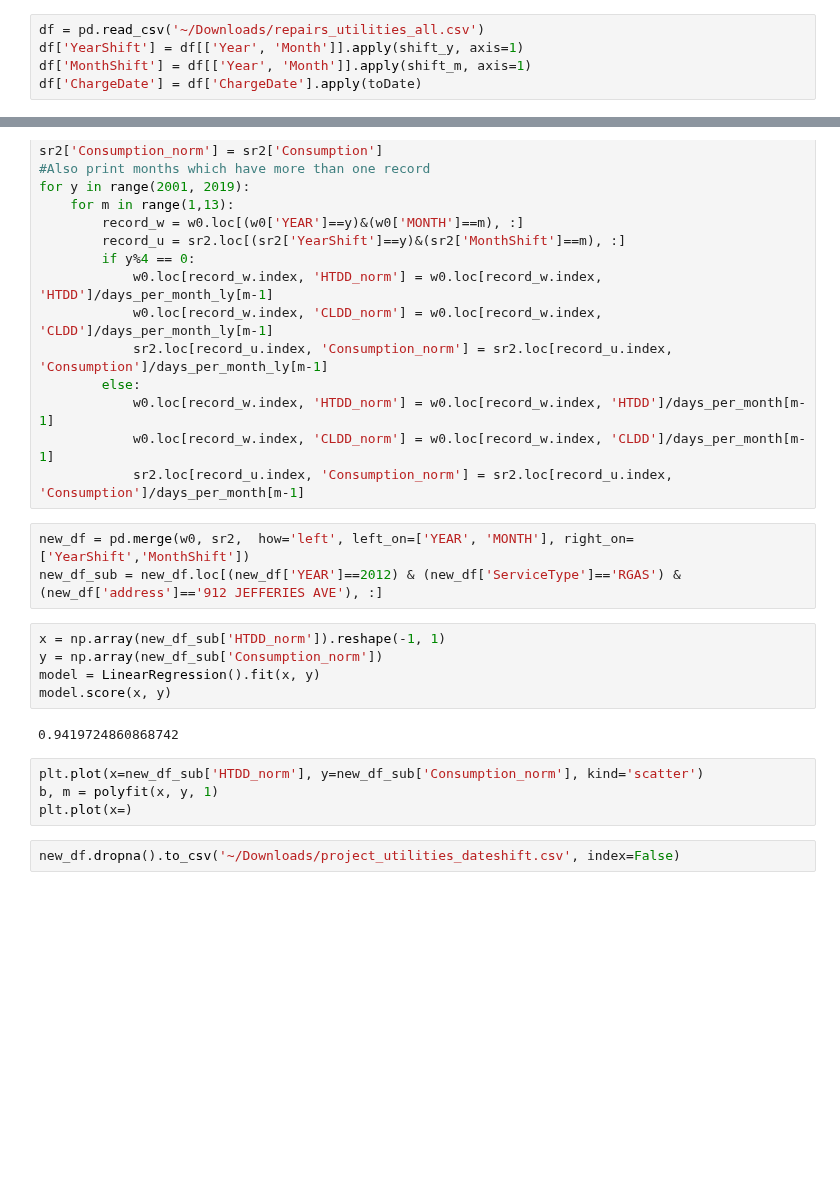
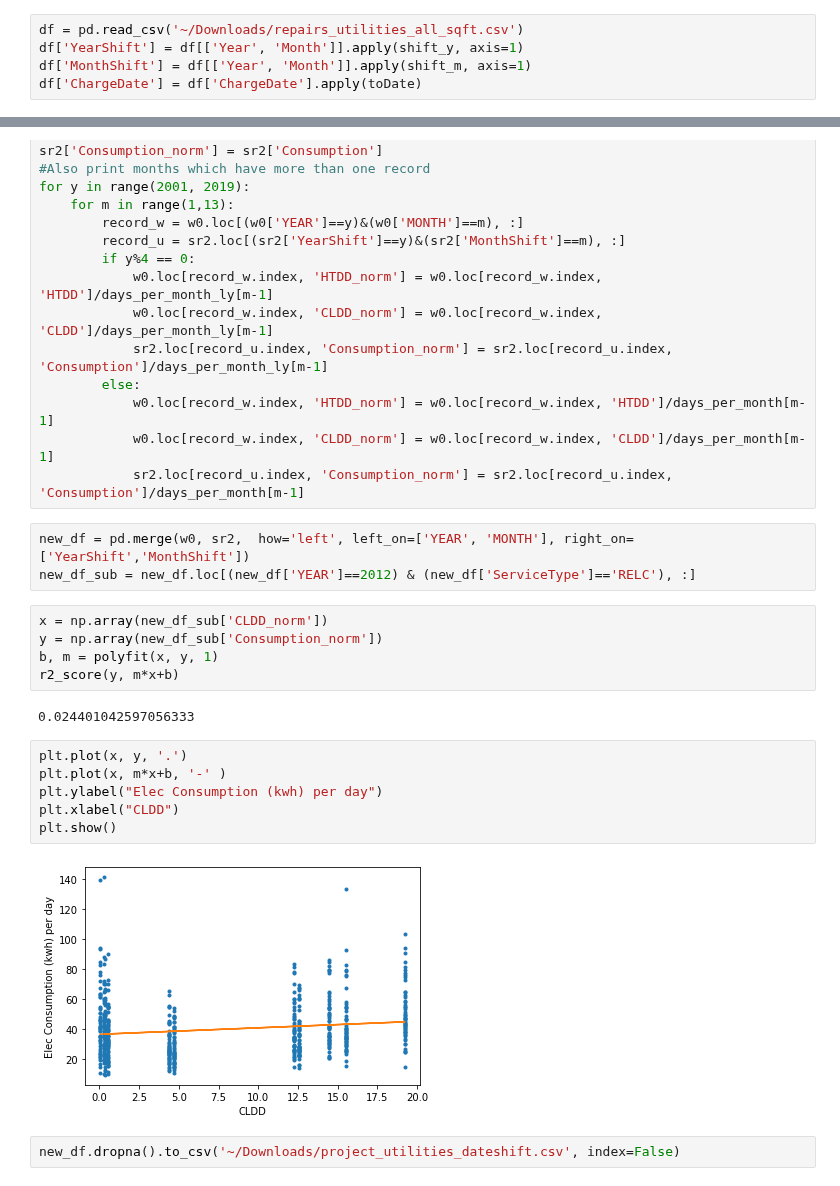
Before and after one commit to asensio-lab/albany-housing-analytics, a Jupyter notebook: Analysis/Weatherization.ipynb, the cells around one changed output, grey strips where cells are left out. Cells and saved outputs as stored; diff of their text form; blank space fills up the shorter version.

```diff
--- a/Analysis/Weatherization.ipynb
+++ b/Analysis/Weatherization.ipynb
@@ -25,7 +26,7 @@ def shift_m(series):
     else:
         return series['Month']-1
 # %%
-df = pd.read_csv('~/Downloads/repairs_utilities_all.csv')
+df = pd.read_csv('~/Downloads/repairs_utilities_all_sqft.csv')
 df['YearShift'] = df[['Year', 'Month']].apply(shift_y, axis=1)
 df['MonthShift'] = df[['Year', 'Month']].apply(shift_m, axis=1)
 df['ChargeDate'] = df['ChargeDate'].apply(toDate)
@@ -58,17 +61,21 @@ for y in range(2001, 2019):
             sr2.loc[record_u.index, 'Consumption_norm'] = sr2.loc[record_u.index, 'Consumption']/days_per_month[m-1]
 # %%
 new_df = pd.merge(w0, sr2,  how='left', left_on=['YEAR', 'MONTH'], right_on=['YearShift','MonthShift'])
-new_df_sub = new_df.loc[(new_df['YEAR']==2012) & (new_df['ServiceType']=='RGAS') & (new_df['address']=='912 JEFFERIES AVE'), :]
+new_df_sub = new_df.loc[(new_df['YEAR']==2012) & (new_df['ServiceType']=='RELC'), :]
 # %%
-x = np.array(new_df_sub['HTDD_norm']).reshape(-1, 1)
+x = np.array(new_df_sub['CLDD_norm'])
 y = np.array(new_df_sub['Consumption_norm'])
-model = LinearRegression().fit(x, y)
-model.score(x, y)
+b, m = polyfit(x, y, 1)
+r2_score(y, m*x+b)
 # %% [output]
-0.9419724860868742
+0.024401042597056333
-# %%
-plt.plot(x=new_df_sub['HTDD_norm'], y=new_df_sub['Consumption_norm'], kind='scatter')
-b, m = polyfit(x, y, 1)
-plt.plot(x=)
+# %%
+plt.plot(x, y, '.')
+plt.plot(x, m*x+b, '-' )
+plt.ylabel("Elec Consumption (kwh) per day")
+plt.xlabel("CLDD")
+plt.show()
+# %% [output]
+[figure, added]
 # %%
 new_df.dropna().to_csv('~/Downloads/project_utilities_dateshift.csv', index=False)
```
Also changed, not shown: parts of 24 cells of this notebook, 6 other files.
